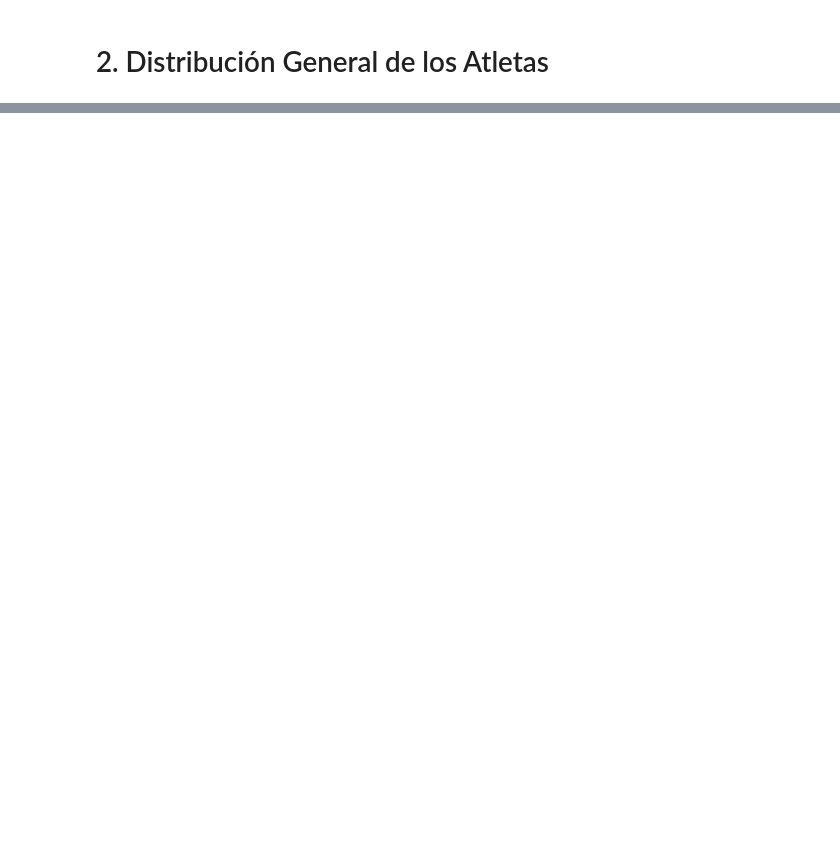
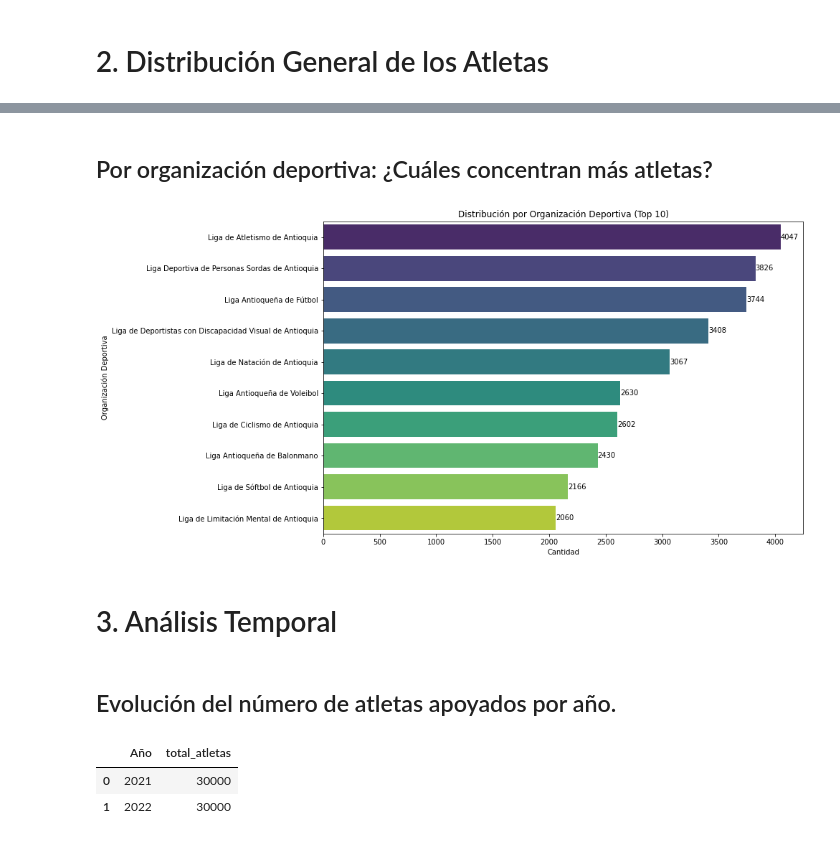
Before and after one commit to nicolaszuleta95/Portfolio, a Jupyter notebook: atletas_antioquia/notebooks/EDA.ipynb, the cells around one changed output, grey strips where cells are left out. Cells and saved outputs as stored; diff of their text form; code cells hidden in the pictures; blank space fills up the shorter version.

```diff
--- a/atletas_antioquia/notebooks/EDA.ipynb
+++ b/atletas_antioquia/notebooks/EDA.ipynb
@@ -62,0 +174,39 @@ df.describe(include='all')
+# %% [markdown]
+## Por organización deportiva: ¿Cuáles concentran más atletas?
+# %%
+# Contar la cantidad de atletas por organización deportiva
+organizacion_counts = df['Organización_deportiva'].value_counts()
+
+# Seleccionar las 10 organizaciones con más atletas
+top_organizaciones = organizacion_counts.head(10)
+
+# Graficar la distribución con valores
+plt.figure(figsize=(12, 8))
+ax = sns.barplot(x=top_organizaciones.values, y=top_organizaciones.index, palette='viridis')
+plt.title('Distribución por Organización Deportiva (Top 10)')
+plt.xlabel('Cantidad')
+plt.ylabel('Organización Deportiva')
+
+# Añadir los valores al lado de las barras
+for i in ax.containers:
+    ax.bar_label(i, label_type='edge')
+
+plt.show()
+# %% [output]
+[figure, added]
+# %% [markdown]
+# 3. Análisis Temporal
+# %% [markdown]
+## Evolución del número de atletas apoyados por año.
+# %%
+# Contar el número de atletas por año
+atletas_por_anio = df.groupby("Año")["ID"].count().reset_index()
+
+# Renombrar columna para mayor claridad
+atletas_por_anio.rename(columns={"ID": "total_atletas"}, inplace=True)
+
+atletas_por_anio
+# %% [output]
+|  | Año | total_atletas |
+| 0 | 2021 | 30000 |
+| 1 | 2022 | 30000 |
```
Also changed, not shown: parts of 26 cells of this notebook, 1 other file.
